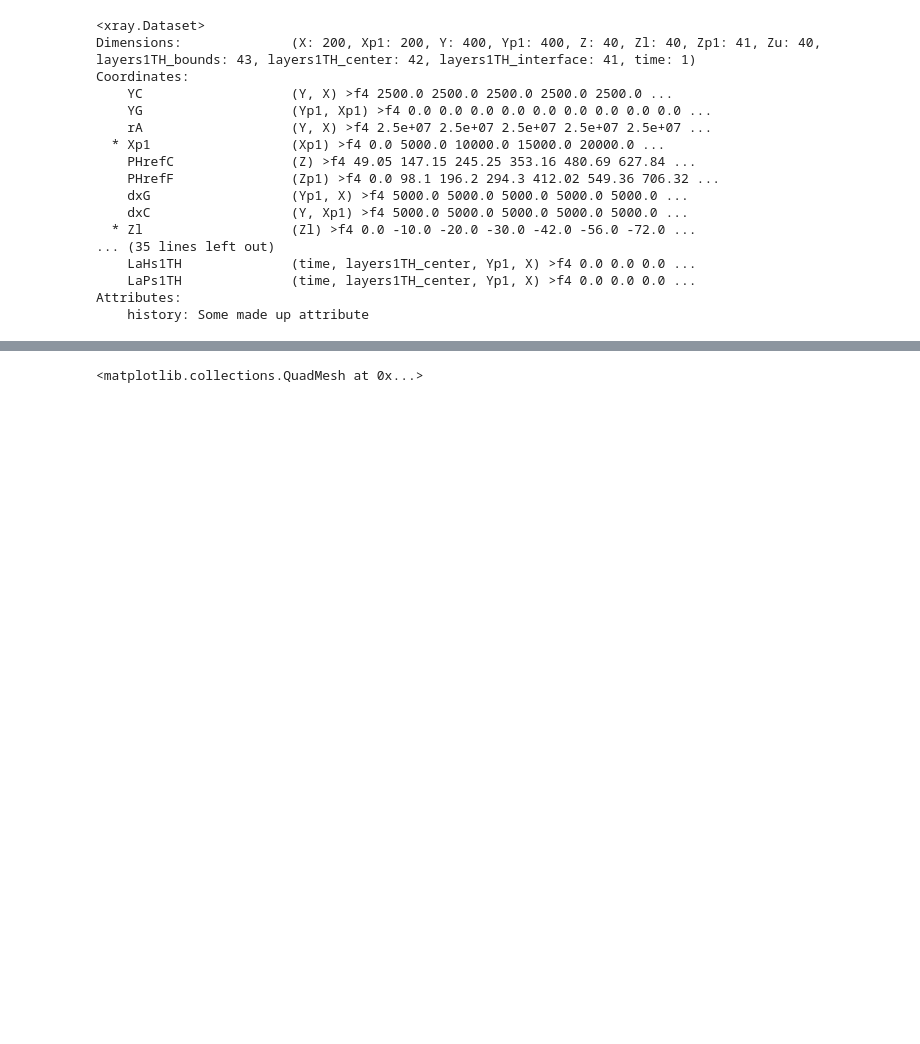
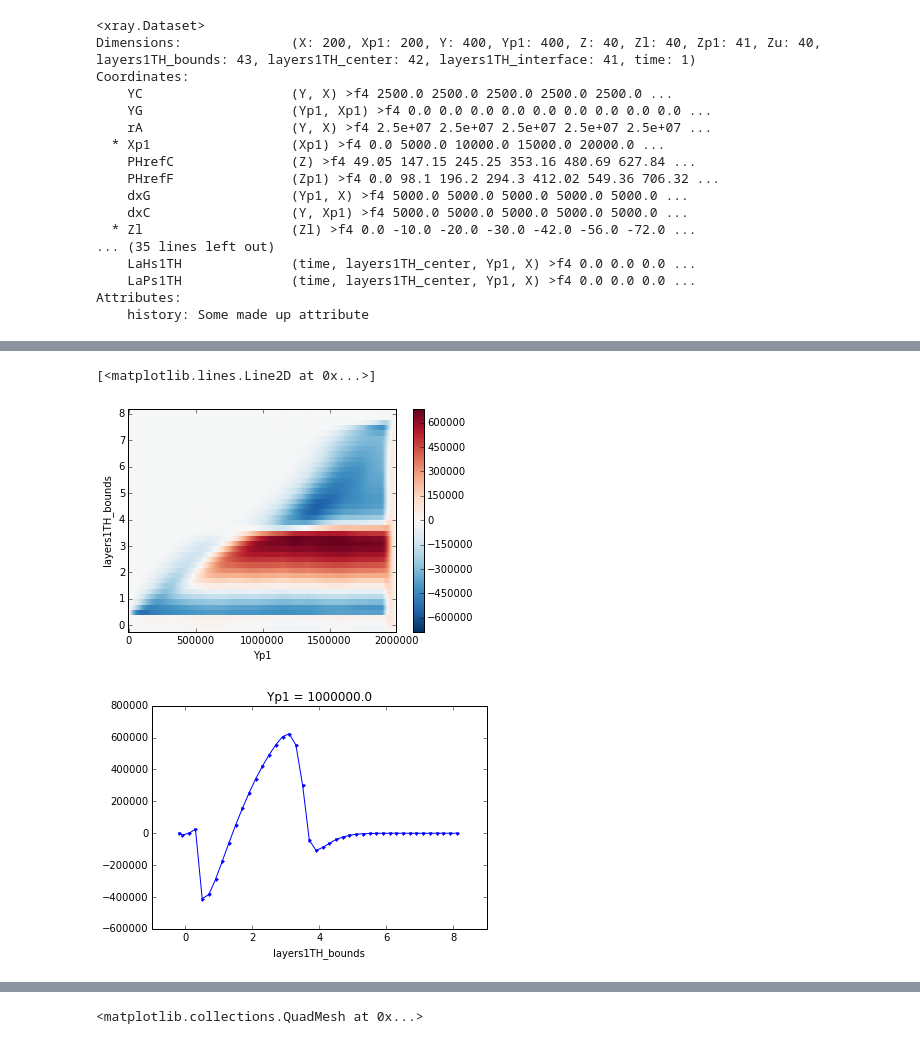
Before and after one commit to dhruvbalwada/watermass, a Jupyter notebook: global_latlon_layers_analysis/layers_analysis_channel_xray.ipynb, the cells around one changed output, grey strips where cells are left out. Saved outputs shown, nothing was run; the diff lists cells and outputs as text; code cells hidden in the pictures; blank space fills up the shorter version.

```diff
--- a/global_latlon_layers_analysis/layers_analysis_channel_xray.ipynb
+++ b/global_latlon_layers_analysis/layers_analysis_channel_xray.ipynb
@@ -204,0 +232,20 @@ Attributes:
+# %%
+# integrate numerical diffusion
+num_mix = dsnew.mixing_numerical_1TH
+w_numerical = xray.DataArray(
+                -(np.cumsum(num_mix, axis=num_mix.get_axis_num('layers1TH_center')) / dsnew.rA)[:,:-1],
+                coords=ds.LaTs1TH.coords,
+                dims=ds.LaTs1TH.dims)
+
+ds['w_numerical'] = w_numerical
+# %%
+psi = -pad_array(gcm,
+        np.cumsum((ds.LaVH1TH.mean(dim=('time'))*ds.dxG).sum(dim='X'), axis=0),
+        (0,None), dim='layers1TH_center', newdim='layers1TH_bounds')
+psi.plot()
+plt.figure()
+psi[:,200].plot(marker='.')
+# %% [output]
+[<matplotlib.lines.Line2D at 0x...>]
+[figure, added]
+[figure, added]
```
Also changed, not shown: parts of 8 cells of this notebook, 1 other file.
